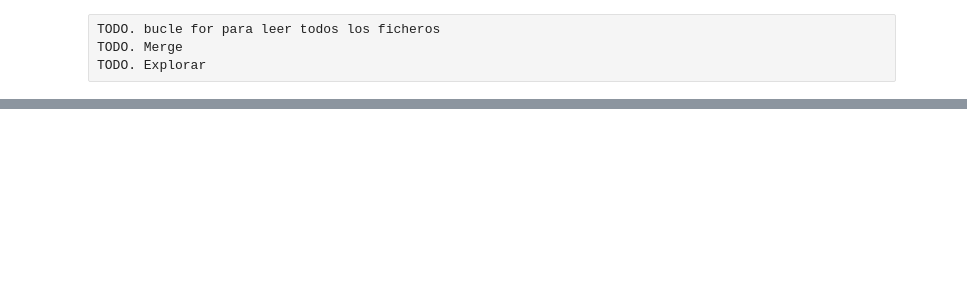
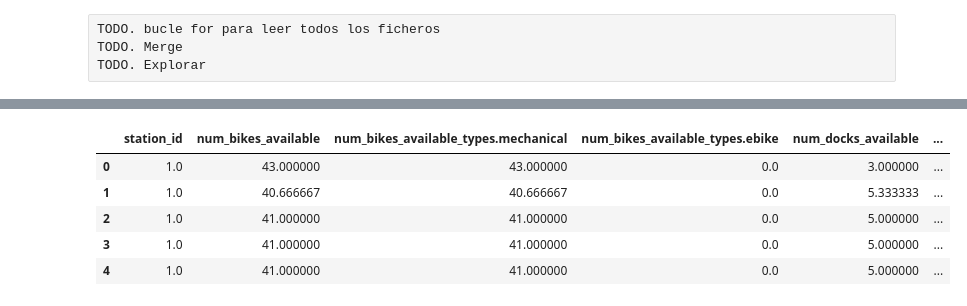
Before and after one commit to or1ol/CaptstoneProject, a Jupyter notebook: 2021_code/ScriptDataExploring.ipynb, the cells around one changed output, grey strips where cells are left out. Saved outputs shown, nothing was run; the diff lists cells and outputs as text; code cells hidden in the pictures; blank space fills up the shorter version.

```diff
--- a/2021_code/ScriptDataExploring.ipynb
+++ b/2021_code/ScriptDataExploring.ipynb
@@ -152,0 +281,9 @@ Name: station_id, dtype: float64
+# %%
+data[2021]
+# %% [output]
+|  | station_id | num_bikes_available | num_bikes_available_types.mechanical | num_bikes_available_types.ebike | num_docks_available | ... |
+| 0 | 1.0 | 43.000000 | 43.000000 | 0.0 | 3.000000 | ... |
+| 1 | 1.0 | 40.666667 | 40.666667 | 0.0 | 5.333333 | ... |
+| 2 | 1.0 | 41.000000 | 41.000000 | 0.0 | 5.000000 | ... |
+| 3 | 1.0 | 41.000000 | 41.000000 | 0.0 | 5.000000 | ... |
+| 4 | 1.0 | 41.000000 | 41.000000 | 0.0 | 5.000000 | ... |
```
Also changed, not shown: parts of 32 cells of this notebook, 3 other files.
